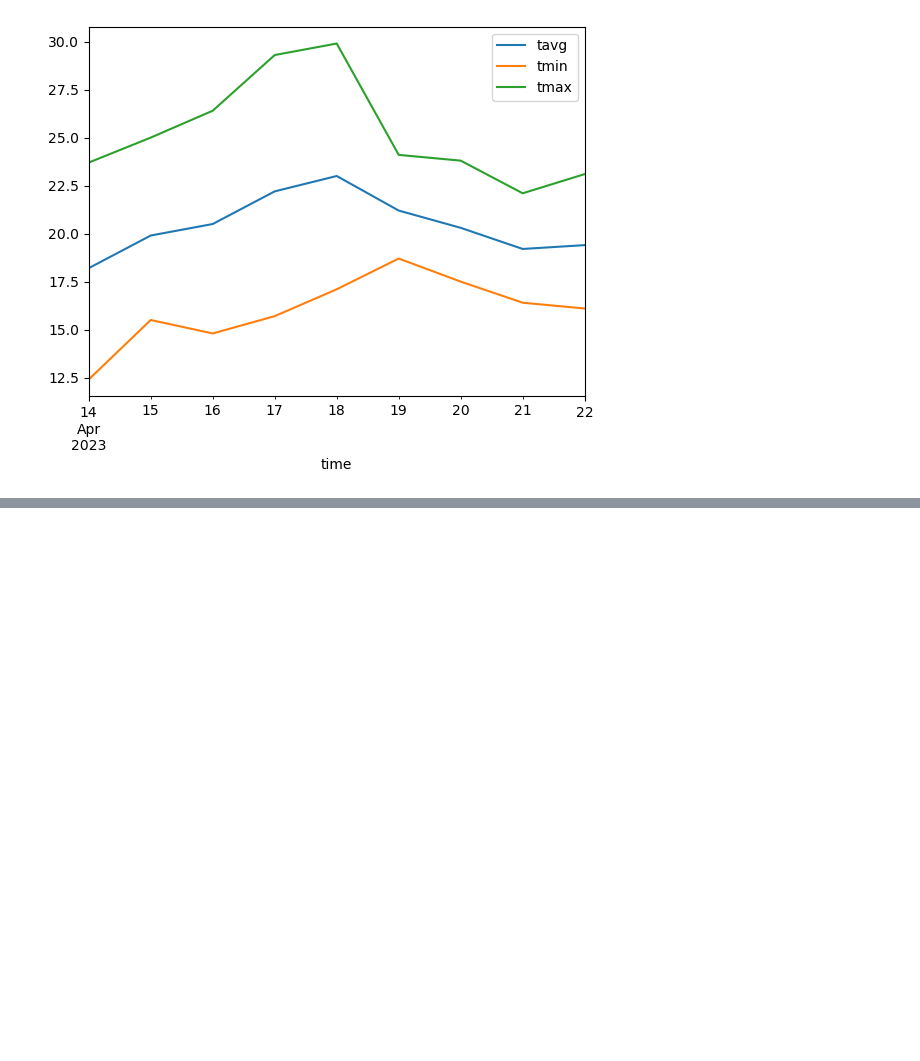
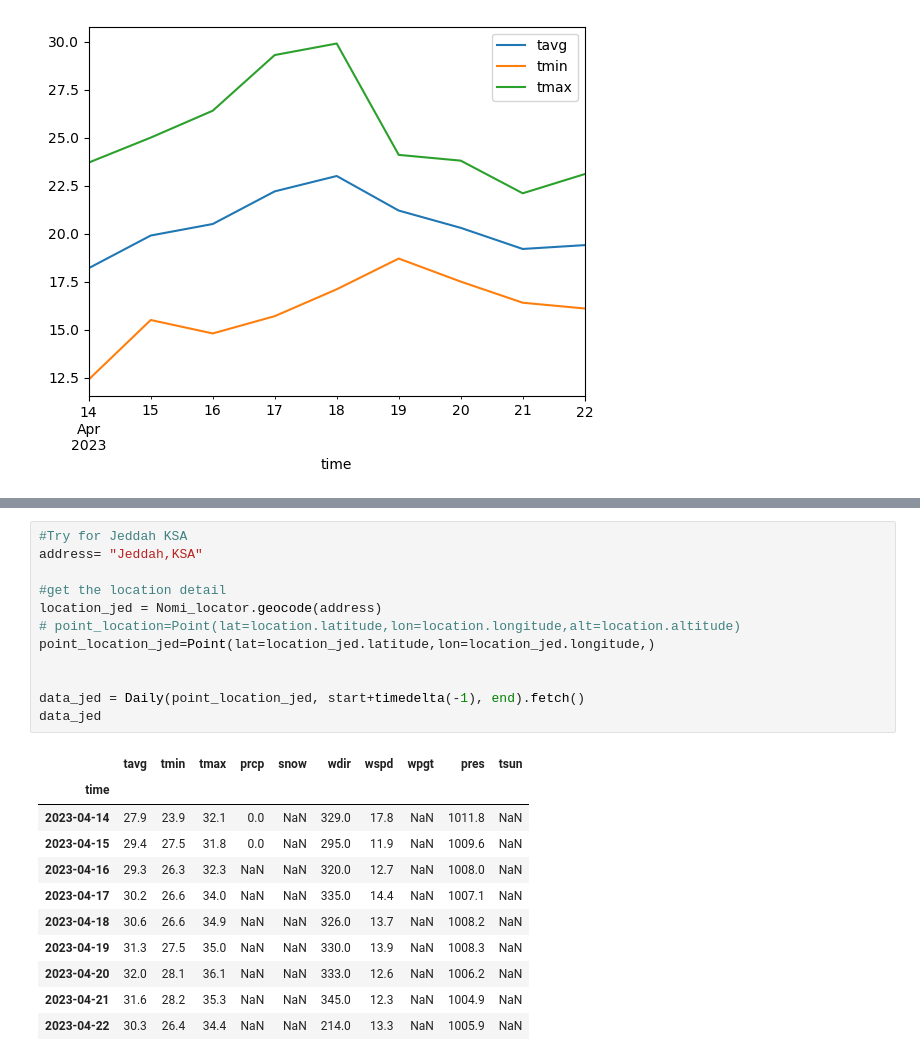
Before and after one commit to omarWafaay/pythonGetTempreature, a Jupyter notebook: Getting Started.ipynb, the cells around one changed output, grey strips where cells are left out. Drawn from its saved outputs; the diff is of its cells as text; blank space fills up the shorter version.

```diff
--- a/Getting Started.ipynb
+++ b/Getting Started.ipynb
@@ -72,0 +88,24 @@ plt.show()
+# %%
+#Try for Jeddah KSA
+address= "Jeddah,KSA"
+
+#get the location detail
+location_jed = Nomi_locator.geocode(address)
+# point_location=Point(lat=location.latitude,lon=location.longitude,alt=location.altitude)
+point_location_jed=Point(lat=location_jed.latitude,lon=location_jed.longitude,)
+
+
+data_jed = Daily(point_location_jed, start+timedelta(-1), end).fetch()
+data_jed
+# %% [output]
+|  | tavg | tmin | tmax | prcp | snow | wdir | wspd | wpgt | pres | tsun |
+| time |  |  |  |  |  |  |  |  |  |  |
+| 2023-04-14 | 27.9 | 23.9 | 32.1 | 0.0 | NaN | 329.0 | 17.8 | NaN | 1011.8 | NaN |
+| 2023-04-15 | 29.4 | 27.5 | 31.8 | 0.0 | NaN | 295.0 | 11.9 | NaN | 1009.6 | NaN |
+| 2023-04-16 | 29.3 | 26.3 | 32.3 | NaN | NaN | 320.0 | 12.7 | NaN | 1008.0 | NaN |
+| 2023-04-17 | 30.2 | 26.6 | 34.0 | NaN | NaN | 335.0 | 14.4 | NaN | 1007.1 | NaN |
+| 2023-04-18 | 30.6 | 26.6 | 34.9 | NaN | NaN | 326.0 | 13.7 | NaN | 1008.2 | NaN |
+| 2023-04-19 | 31.3 | 27.5 | 35.0 | NaN | NaN | 330.0 | 13.9 | NaN | 1008.3 | NaN |
+| 2023-04-20 | 32.0 | 28.1 | 36.1 | NaN | NaN | 333.0 | 12.6 | NaN | 1006.2 | NaN |
+| 2023-04-21 | 31.6 | 28.2 | 35.3 | NaN | NaN | 345.0 | 12.3 | NaN | 1004.9 | NaN |
+| 2023-04-22 | 30.3 | 26.4 | 34.4 | NaN | NaN | 214.0 | 13.3 | NaN | 1005.9 | NaN |
```
Also changed, not shown: parts of 7 cells of this notebook.
